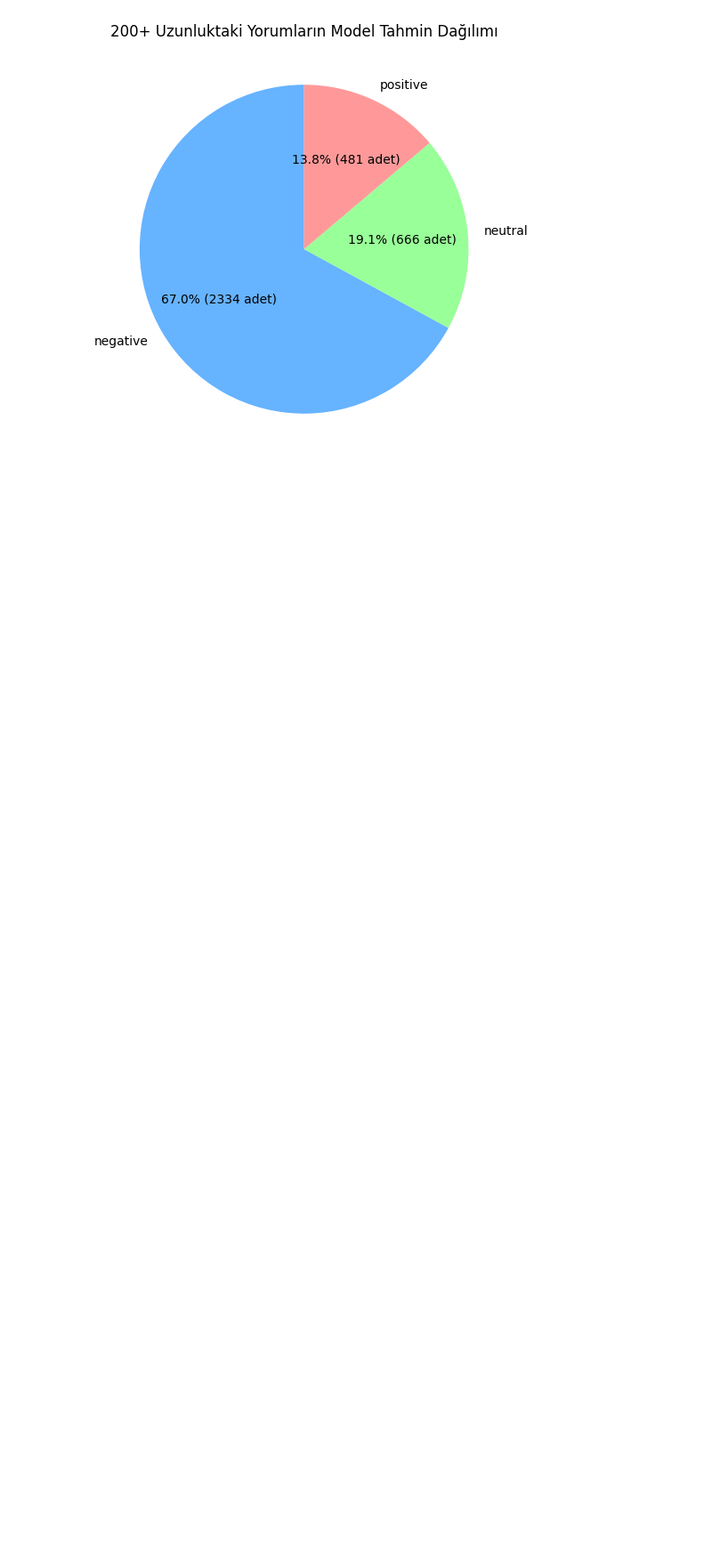
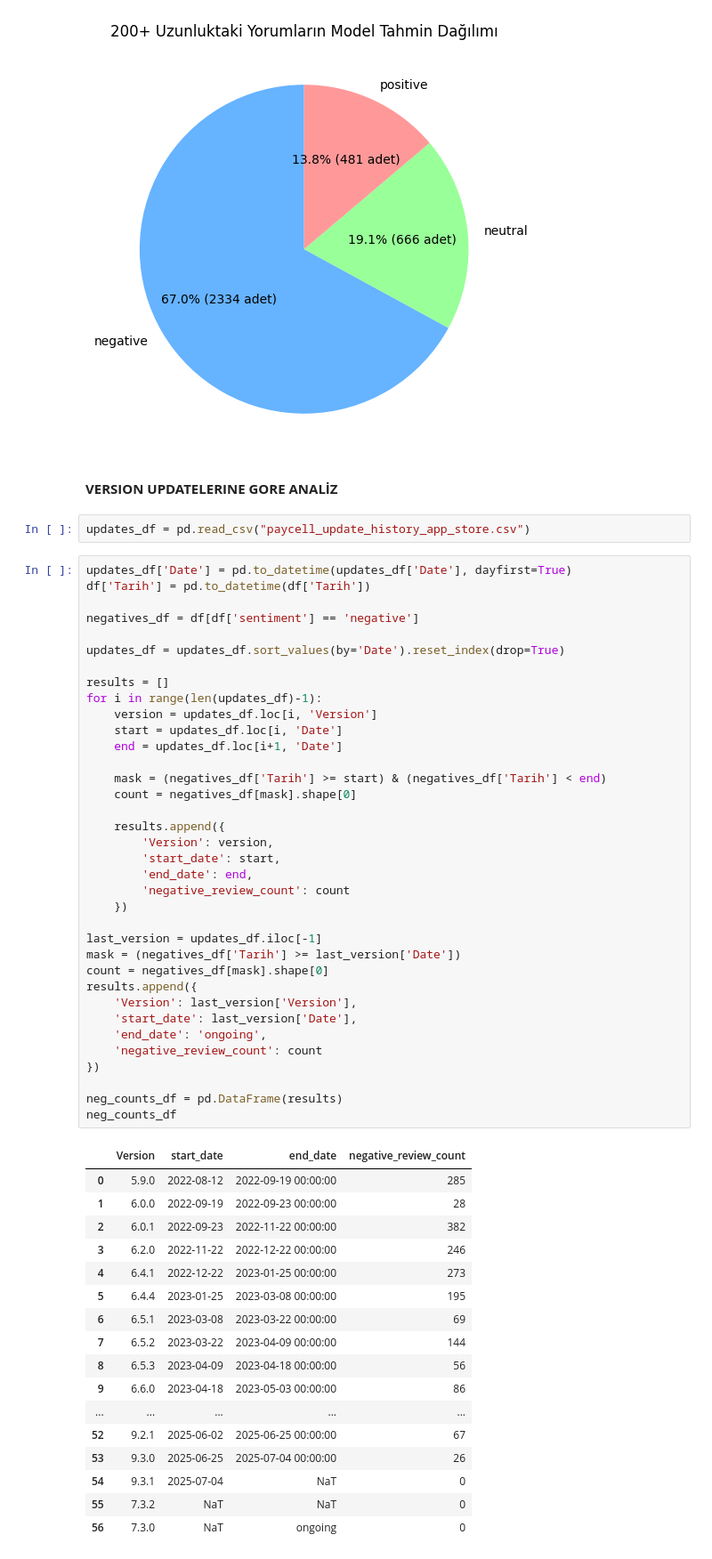
Before and after one commit to enisba/paycell-review-analysis, a Jupyter notebook: Notebooks/04_visualization.ipynb, the cells around one changed output. Shown at 89% size. Cells and saved outputs as stored; diff of their text form; blank space fills up the shorter version.

```diff
--- a/Notebooks/04_visualization.ipynb
+++ b/Notebooks/04_visualization.ipynb
@@ -317,3 +317,61 @@ plt.ylabel("")
 plt.show()
 # %% [output]
 [figure]
+# %% [markdown]
+__VERSION UPDATELERINE GORE ANALİZ__
+# %%
+updates_df = pd.read_csv("paycell_update_history_app_store.csv")
+# %%
+updates_df['Date'] = pd.to_datetime(updates_df['Date'], dayfirst=True)
+df['Tarih'] = pd.to_datetime(df['Tarih'])
+
+negatives_df = df[df['sentiment'] == 'negative']
+
+updates_df = updates_df.sort_values(by='Date').reset_index(drop=True)
+
+results = []
+for i in range(len(updates_df)-1):
+    version = updates_df.loc[i, 'Version']
+    start = updates_df.loc[i, 'Date']
+    end = updates_df.loc[i+1, 'Date']
+
+    mask = (negatives_df['Tarih'] >= start) & (negatives_df['Tarih'] < end)
+    count = negatives_df[mask].shape[0]
+
+    results.append({
+        'Version': version,
+        'start_date': start,
+        'end_date': end,
+        'negative_review_count': count
+    })
+
+last_version = updates_df.iloc[-1]
+mask = (negatives_df['Tarih'] >= last_version['Date'])
+count = negatives_df[mask].shape[0]
+results.append({
+    'Version': last_version['Version'],
+    'start_date': last_version['Date'],
+    'end_date': 'ongoing',
+    'negative_review_count': count
+})
+
+neg_counts_df = pd.DataFrame(results)
+neg_counts_df
+# %% [output]
+|  | Version | start_date | end_date | negative_review_count |
+| 0 | 5.9.0 | 2022-08-12 | 2022-09-19 00:00:00 | 285 |
+| 1 | 6.0.0 | 2022-09-19 | 2022-09-23 00:00:00 | 28 |
+| 2 | 6.0.1 | 2022-09-23 | 2022-11-22 00:00:00 | 382 |
+| 3 | 6.2.0 | 2022-11-22 | 2022-12-22 00:00:00 | 246 |
+| 4 | 6.4.1 | 2022-12-22 | 2023-01-25 00:00:00 | 273 |
+| 5 | 6.4.4 | 2023-01-25 | 2023-03-08 00:00:00 | 195 |
+| 6 | 6.5.1 | 2023-03-08 | 2023-03-22 00:00:00 | 69 |
+| 7 | 6.5.2 | 2023-03-22 | 2023-04-09 00:00:00 | 144 |
+| 8 | 6.5.3 | 2023-04-09 | 2023-04-18 00:00:00 | 56 |
+| 9 | 6.6.0 | 2023-04-18 | 2023-05-03 00:00:00 | 86 |
+| ... | ... | ... | ... | ... |
+| 52 | 9.2.1 | 2025-06-02 | 2025-06-25 00:00:00 | 67 |
+| 53 | 9.3.0 | 2025-06-25 | 2025-07-04 00:00:00 | 26 |
+| 54 | 9.3.1 | 2025-07-04 | NaT | 0 |
+| 55 | 7.3.2 | NaT | NaT | 0 |
+| 56 | 7.3.0 | NaT | ongoing | 0 |
```
Also changed, not shown: parts of 3 cells of this notebook, 4 other files.
